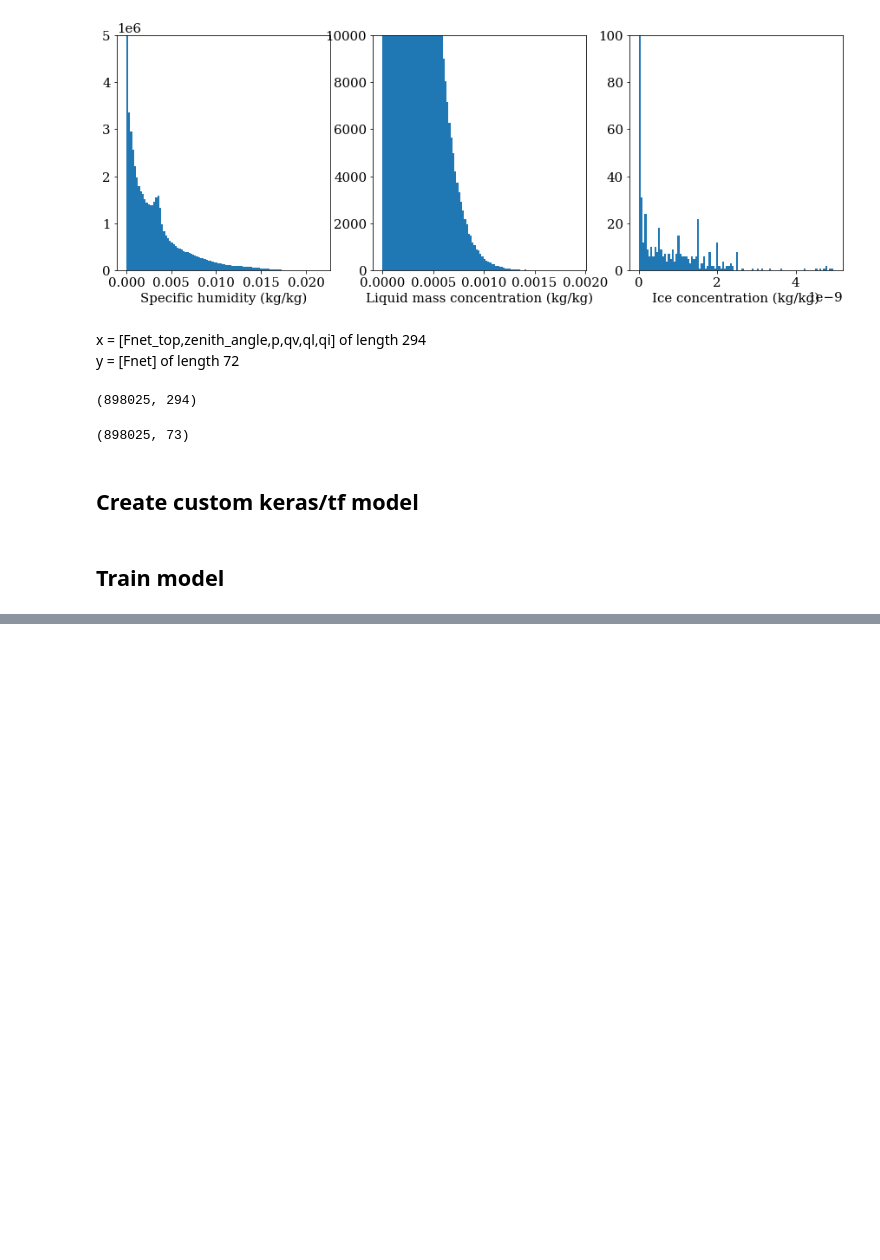
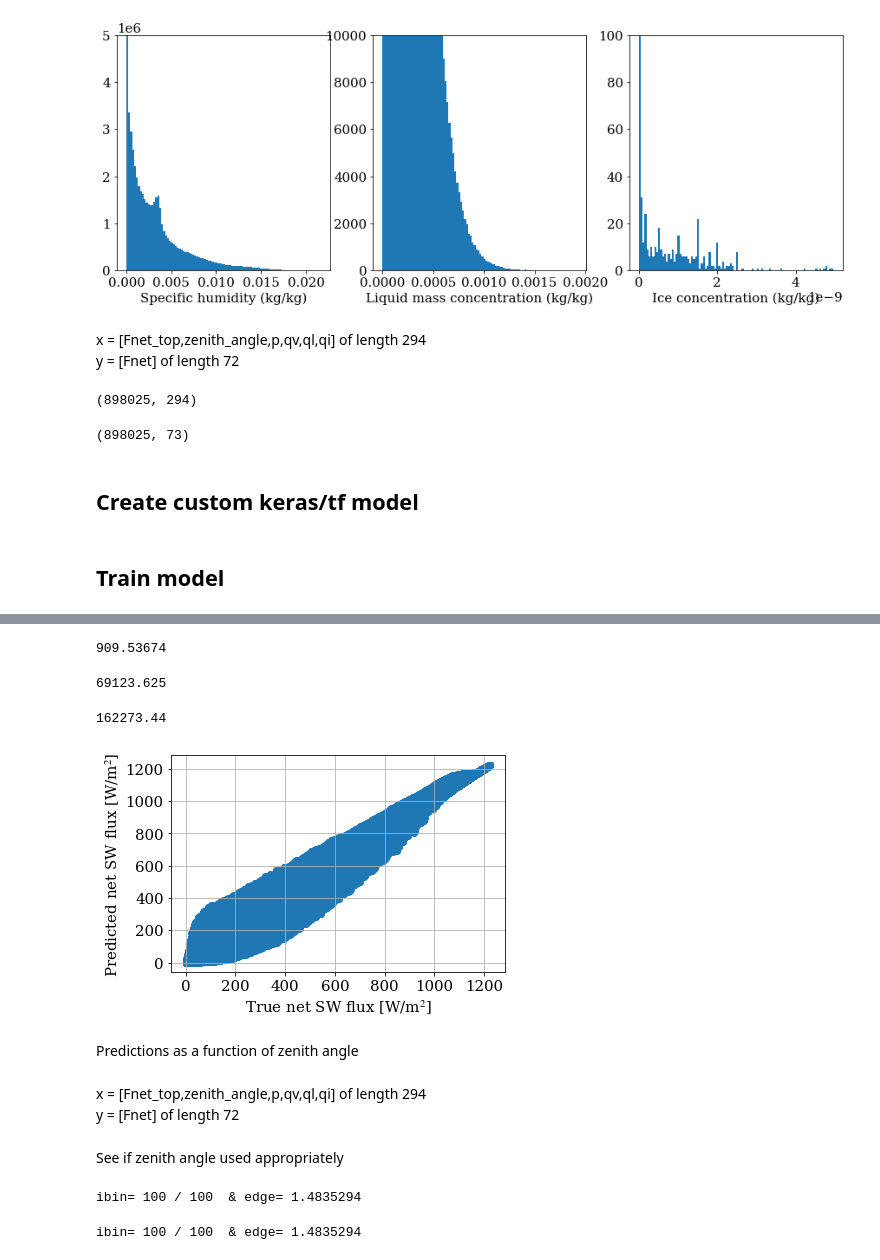
Before and after one commit to tbeucler/ml4rt, a Jupyter notebook: notebooks_tbeucler/02_Train_very_simple_model_SW.ipynb, the cells around one changed output, grey strips where cells are left out. Cells and saved outputs as stored; diff of their text form; code cells hidden in the pictures; blank space fills up the shorter version.

```diff
--- a/notebooks_tbeucler/02_Train_very_simple_model_SW.ipynb
+++ b/notebooks_tbeucler/02_Train_very_simple_model_SW.ipynb
@@ -425,0 +513,24 @@ model.weights
+# %%
+np.mean((F_pred-y)**2)
+# %% [output]
+909.53674
+# %%
+np.mean((y-np.mean(y,axis=0))**2)
+# %% [output]
+69123.625
+# %%
+np.mean(y**2)
+# %% [output]
+162273.44
+# %%
+plt.scatter(y.flatten(),F_pred.flatten())
+plt.xlabel('True net SW flux [W/m${^2}$]')
+plt.ylabel('Predicted net SW flux [W/m${^2}$]')
+plt.grid()
+# %% [output]
+[figure, added]
+# %% [markdown]
+Predictions as a function of zenith angle
+# %% [markdown]
+x = [Fnet_top,zenith_angle,p,qv,ql,qi] of length 294
+y = [Fnet] of length 72
@@ -425,0 +569,2 @@ model.weights
+# %% [markdown]
+See if zenith angle used appropriately
@@ -425,0 +573,8 @@ model.weights
+# %%
+Y_av = conditional_avg_and_std(his_za[1],x[:,1],y[:,0])
+# %% [output]
+ibin= 100 / 100  & edge= 1.4835294
+# %%
+Ypred_av = conditional_avg_and_std(his_za[1],x[:,1],F_pred[:,0])
+# %% [output]
+ibin= 100 / 100  & edge= 1.4835294
```
Also changed, not shown: parts of 33 cells of this notebook, 2 other files.
